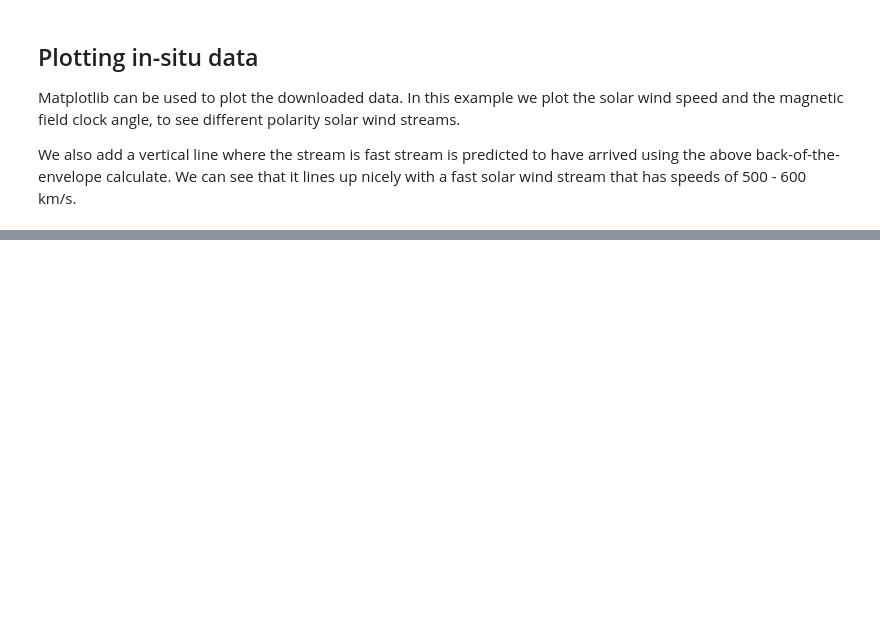
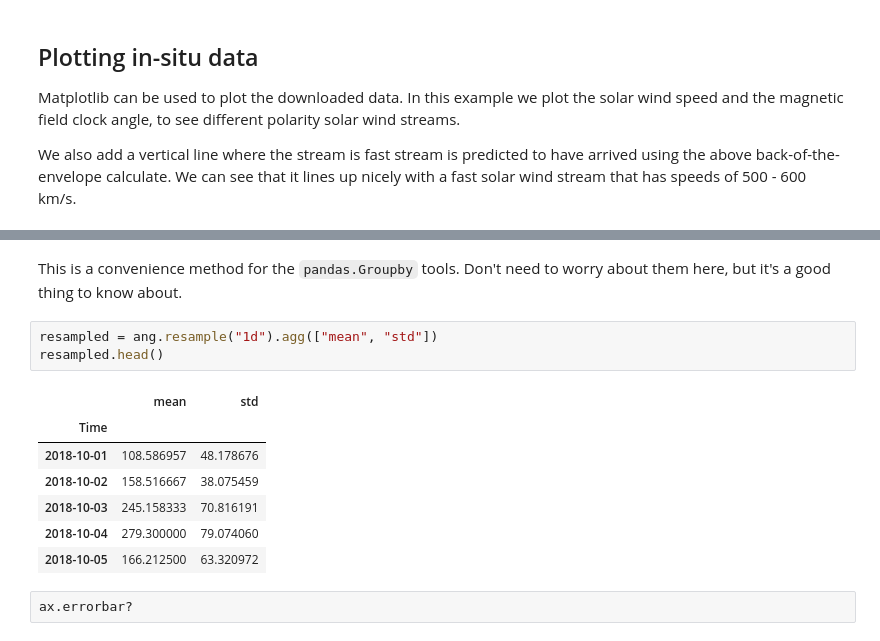
Before and after one commit to dstansby/notebooks, a Jupyter notebook: SHINE/shine.ipynb, the cells around one changed output, grey strips where cells are left out. Cells and saved outputs as stored; diff of their text form; blank space fills up the shorter version.

```diff
--- a/SHINE/shine.ipynb
+++ b/SHINE/shine.ipynb
@@ -150,0 +179,15 @@ ax.set_ylim(0, 360)
+# %% [markdown]
+This is a convenience method for the `pandas.Groupby` tools. Don't need to worry about them here, but it's a good thing to know about.
+# %%
+resampled = ang.resample("1d").agg(["mean", "std"])
+resampled.head()
+# %% [output]
+|  | mean | std |
+| Time |  |  |
+| 2018-10-01 | 108.586957 | 48.178676 |
+| 2018-10-02 | 158.516667 | 38.075459 |
+| 2018-10-03 | 245.158333 | 70.816191 |
+| 2018-10-04 | 279.300000 | 79.074060 |
+| 2018-10-05 | 166.212500 | 63.320972 |
+# %%
+ax.errorbar?
```
Also changed, not shown: parts of 18 cells of this notebook.
